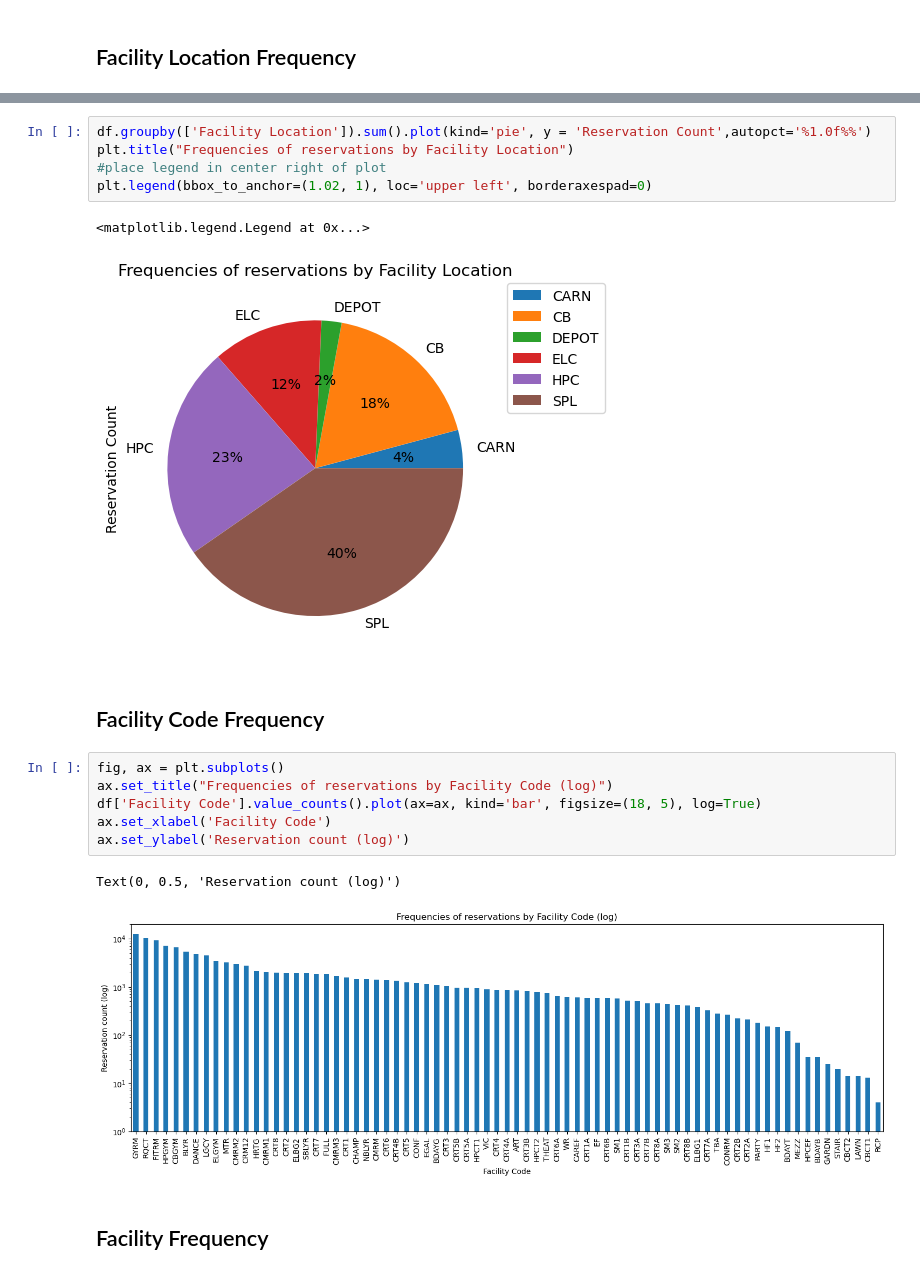
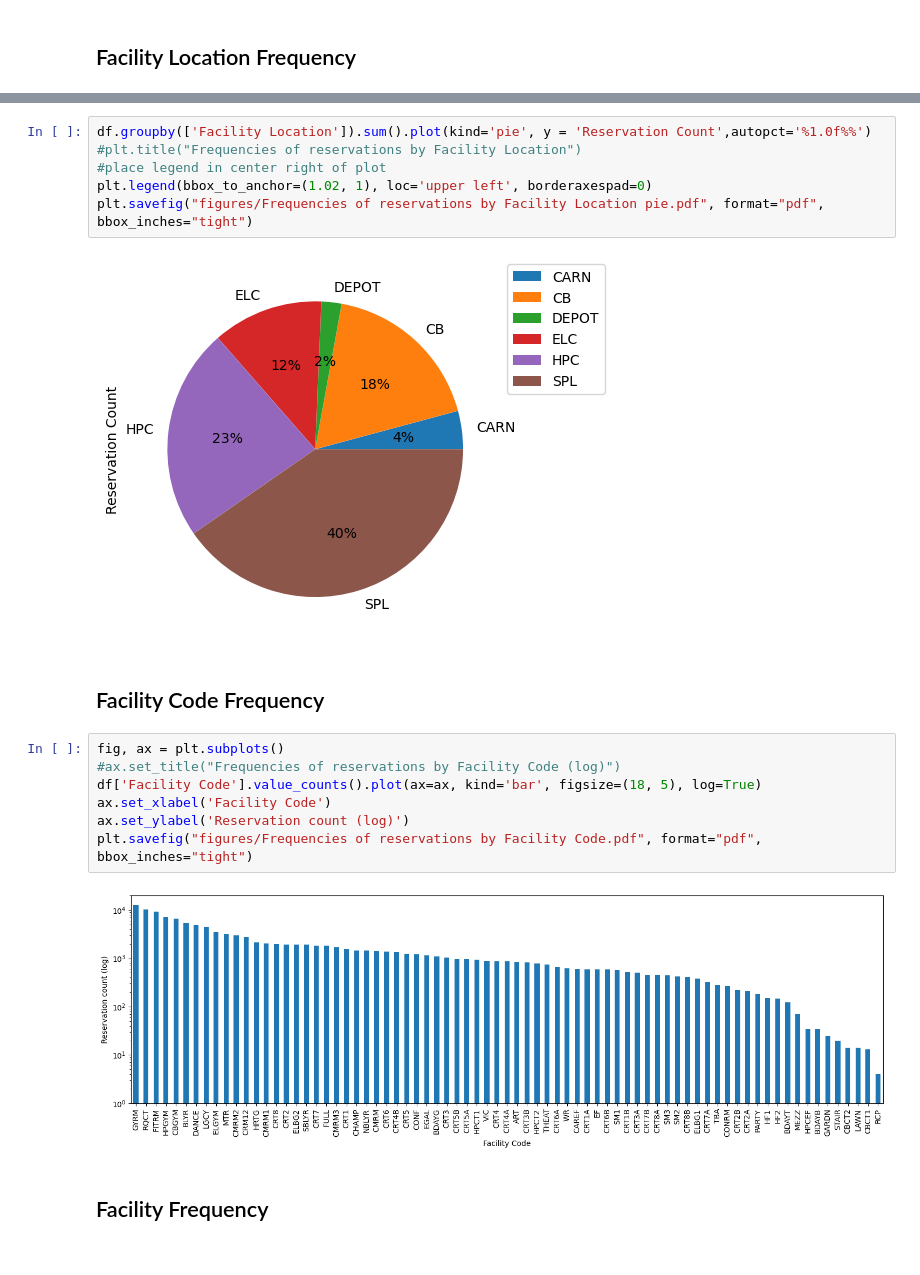
Before and after one commit to EarliestFall988/Data-Science-CIS-590, a Jupyter notebook: Visualizations/Visualizations.ipynb, the cells around one changed output, grey strips where cells are left out. Drawn from its saved outputs; the diff is of its cells as text.

```diff
--- a/Visualizations/Visualizations.ipynb
+++ b/Visualizations/Visualizations.ipynb
@@ -34,22 +34,22 @@ Text(0, 0.5, 'Reservation count')
 # %%
 df.groupby(['Facility Location']).sum().plot(kind='pie', y = 'Reservation Count',autopct='%1.0f%%')
-plt.title("Frequencies of reservations by Facility Location")
+#plt.title("Frequencies of reservations by Facility Location")
 #place legend in center right of plot
 plt.legend(bbox_to_anchor=(1.02, 1), loc='upper left', borderaxespad=0)
+plt.savefig("figures/Frequencies of reservations by Facility Location pie.pdf", format="pdf", bbox_inches="tight")
 # %% [output]
-<matplotlib.legend.Legend at 0x...>
-[figure, old version]
+[figure, new version]
 # %% [markdown]
 ## Facility Code Frequency
 # %%
 fig, ax = plt.subplots()
-ax.set_title("Frequencies of reservations by Facility Code (log)")
+#ax.set_title("Frequencies of reservations by Facility Code (log)")
 df['Facility Code'].value_counts().plot(ax=ax, kind='bar', figsize=(18, 5), log=True)
 ax.set_xlabel('Facility Code')
 ax.set_ylabel('Reservation count (log)')
+plt.savefig("figures/Frequencies of reservations by Facility Code.pdf", format="pdf", bbox_inches="tight")
 # %% [output]
-Text(0, 0.5, 'Reservation count (log)')
-[figure, old version]
+[figure, new version]
 # %% [markdown]
 ## Facility Frequency
 # %%
```
Also changed, not shown: parts of 13 cells of this notebook, 1 other file.
